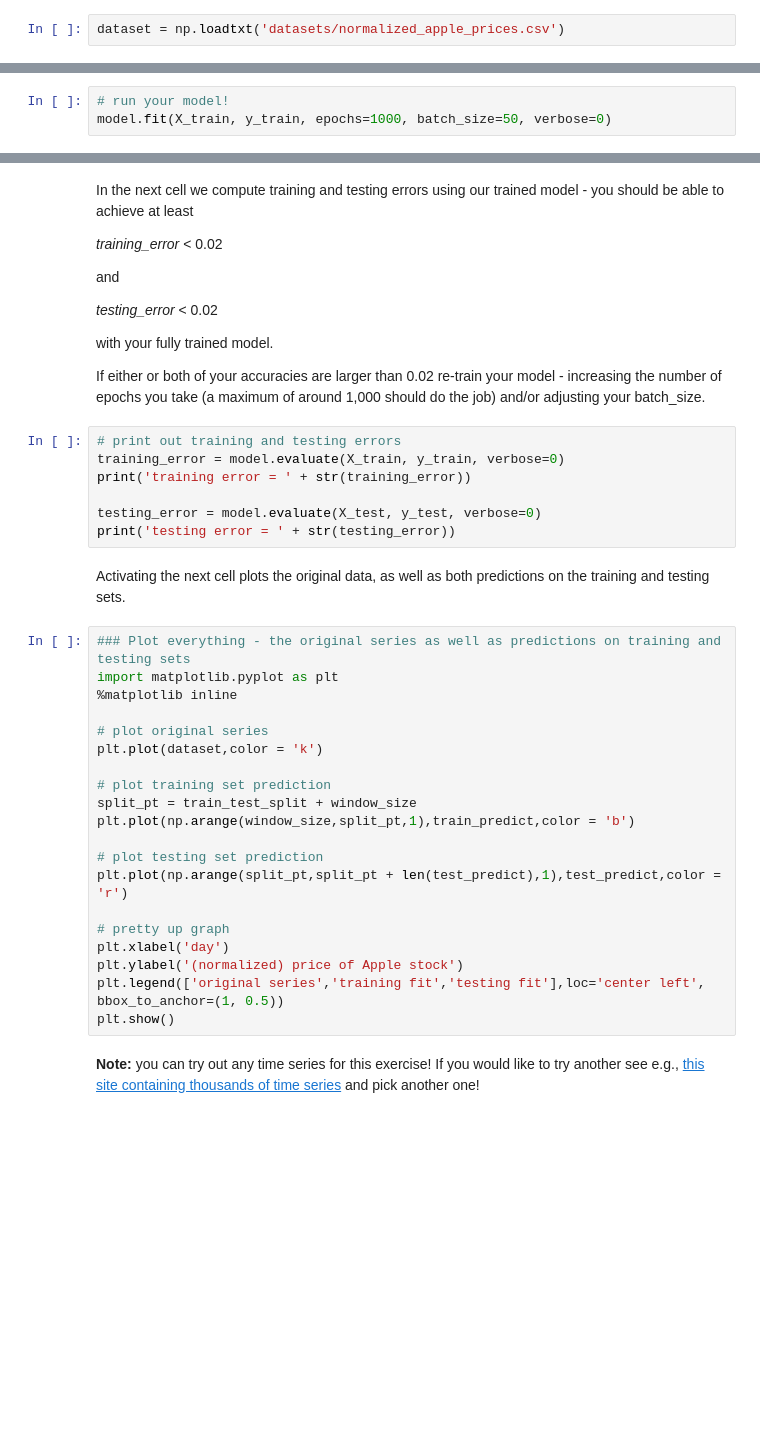
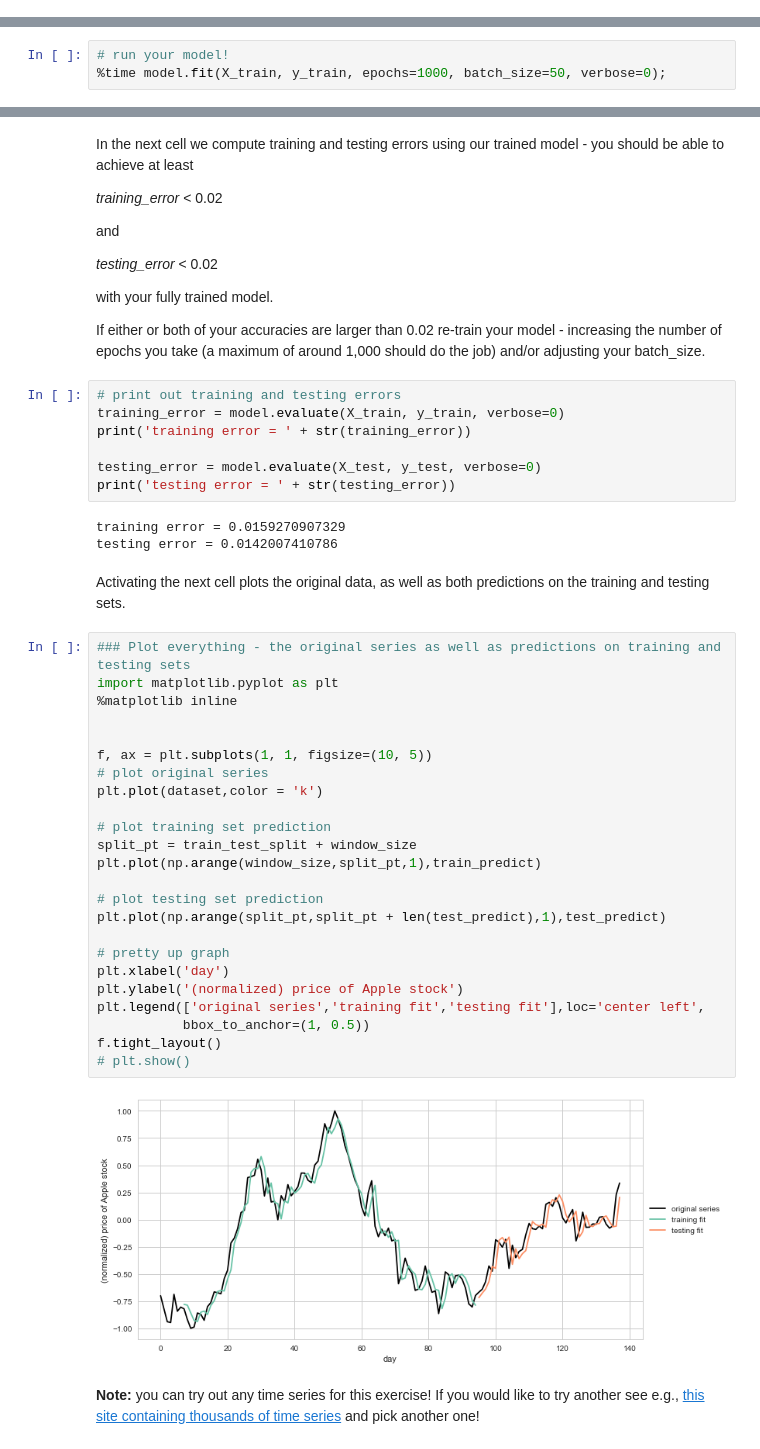
Before and after one commit to ucaiado/rnn_predictions, a Jupyter notebook: aind2/RNN_project.ipynb, the cells around one changed output, grey strips where cells are left out. Drawn from its saved outputs; the diff is of its cells as text; blank space fills up the shorter version.

Commit message:
feat: implement the ts prediction

```diff
--- a/aind2/RNN_project.ipynb
+++ b/aind2/RNN_project.ipynb
@@ -57,8 +57,6 @@ dataset = np.loadtxt('datasets/normalized_apple_prices.csv')
 Using TensorFlow backend.
 The autoreload extension is already loaded. To reload it, use:
   %reload_ext autoreload
-# %%
-dataset = np.loadtxt('datasets/normalized_apple_prices.csv')
 # %% [markdown]
 Lets take a quick look at the (normalized) time series we'll be performing predictions on.
 # %%
@@ -273,4 +268,4 @@ model.compile(loss='mean_squared_error', optimizer=optimizer)
 With your model built you can now fit the model by activating the cell below!  Note: the number of epochs (np_epochs) and batch_size are preset (so we can all produce the same results).  You can choose to toggle the verbose parameter - which gives you regular updates on the progress of the algorithm - on and off by setting it to 1 or 0 respectively.
 # %%
 # run your model!
-model.fit(X_train, y_train, epochs=1000, batch_size=50, verbose=0)
+%time model.fit(X_train, y_train, epochs=1000, batch_size=50, verbose=0);
@@ -301,27 +300,36 @@ print('training error = ' + str(training_error))
 
 testing_error = model.evaluate(X_test, y_test, verbose=0)
 print('testing error = ' + str(testing_error))
+# %% [output]
+training error = 0.0159270907329
+testing error = 0.0142007410786
 # %% [markdown]
 Activating the next cell plots the original data, as well as both predictions on the training and testing sets.
 # %%
 ### Plot everything - the original series as well as predictions on training and testing sets
 import matplotlib.pyplot as plt
 %matplotlib inline
 
+
+f, ax = plt.subplots(1, 1, figsize=(10, 5))
 # plot original series
 plt.plot(dataset,color = 'k')
 
 # plot training set prediction
 split_pt = train_test_split + window_size
-plt.plot(np.arange(window_size,split_pt,1),train_predict,color = 'b')
+plt.plot(np.arange(window_size,split_pt,1),train_predict)
 
 # plot testing set prediction
-plt.plot(np.arange(split_pt,split_pt + len(test_predict),1),test_predict,color = 'r')
+plt.plot(np.arange(split_pt,split_pt + len(test_predict),1),test_predict)
 
 # pretty up graph
 plt.xlabel('day')
 plt.ylabel('(normalized) price of Apple stock')
-plt.legend(['original series','training fit','testing fit'],loc='center left', bbox_to_anchor=(1, 0.5))
-plt.show()
+plt.legend(['original series','training fit','testing fit'],loc='center left',
+           bbox_to_anchor=(1, 0.5))
+f.tight_layout()
+# plt.show()
+# %% [output]
+[figure, added]
 # %% [markdown]
 **Note:** you can try out any time series for this exercise!  If you would like to try another see e.g., [this site containing thousands of time series](https://datamarket.com/data/list/?q=provider%3Atsdl) and pick another one!
```
Also changed, not shown: parts of 28 cells of this notebook, 1 other file.
